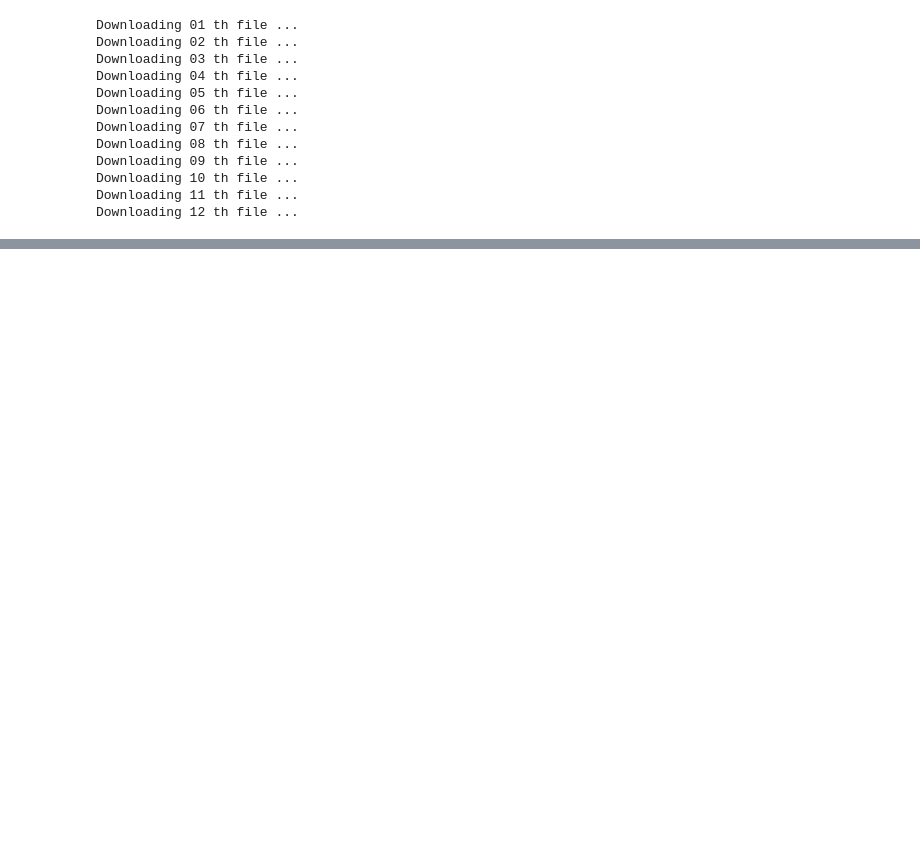
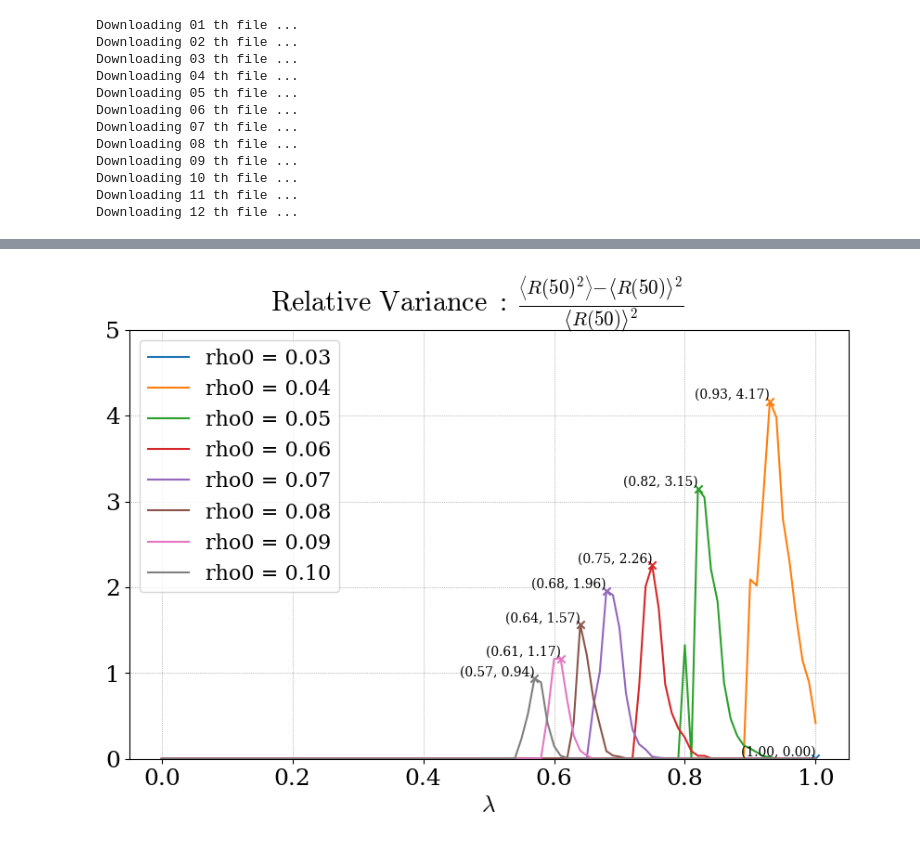
Before and after one commit to Kojirouuuu/trend-sar, a Jupyter notebook: notebook/SAR.ipynb, the cells around one changed output, grey strips where cells are left out. Cells and saved outputs as stored; diff of their text form; code cells hidden in the pictures; blank space fills up the shorter version.

```diff
--- a/notebook/SAR.ipynb
+++ b/notebook/SAR.ipynb
@@ -138 +148,24 @@ plt.show()
+# %%
+rho0_idx_list = [3, 4, 5, 6, 7, 8, 9, 10]
+
+fig = plt.figure(figsize=(10, 6))
+
+for idx, rho0_idx in enumerate(rho0_idx_list):
+    rho0 = rho0_values[rho0_idx]
+    plot_R = (((R[:, rho0_idx, :, -1]) ** 2).mean(axis=1) - (R[:, rho0_idx, :, -1]).mean(axis=1) ** 2) / ((R[:, rho0_idx, :, -1]).mean(axis=1) ** 2)
+    plt.plot(lambda_values, plot_R, label=f"rho0 = {rho0:.2f}", color=colors[idx])
+    max_idx = np.argmax(plot_R)
+    max_lambda = lambda_values[max_idx]
+    max_R = plot_R[max_idx]
+    plt.scatter(max_lambda, max_R, color=colors[idx], marker="x")
+    plt.text(max_lambda, max_R, f"({max_lambda:.2f}, {max_R:.2f})", fontsize=10, ha="right", va="bottom")
+
+plt.suptitle(rf"$\mathrm{{Relative\ Variance\ :}}\; \frac{{\left<R({tmax})^2\right> - \left<R({tmax})\right>^2}}{{\left<R({tmax})\right>^2}}$")
+plt.legend()
+plt.grid(True)
+plt.xlabel(rf"$\lambda$")
+plt.ylim(0, 5)
+plt.show()
+# %% [output]
+[figure, added]
 # %%
```
Also changed, not shown: parts of 6 cells of this notebook, 6 other files.
